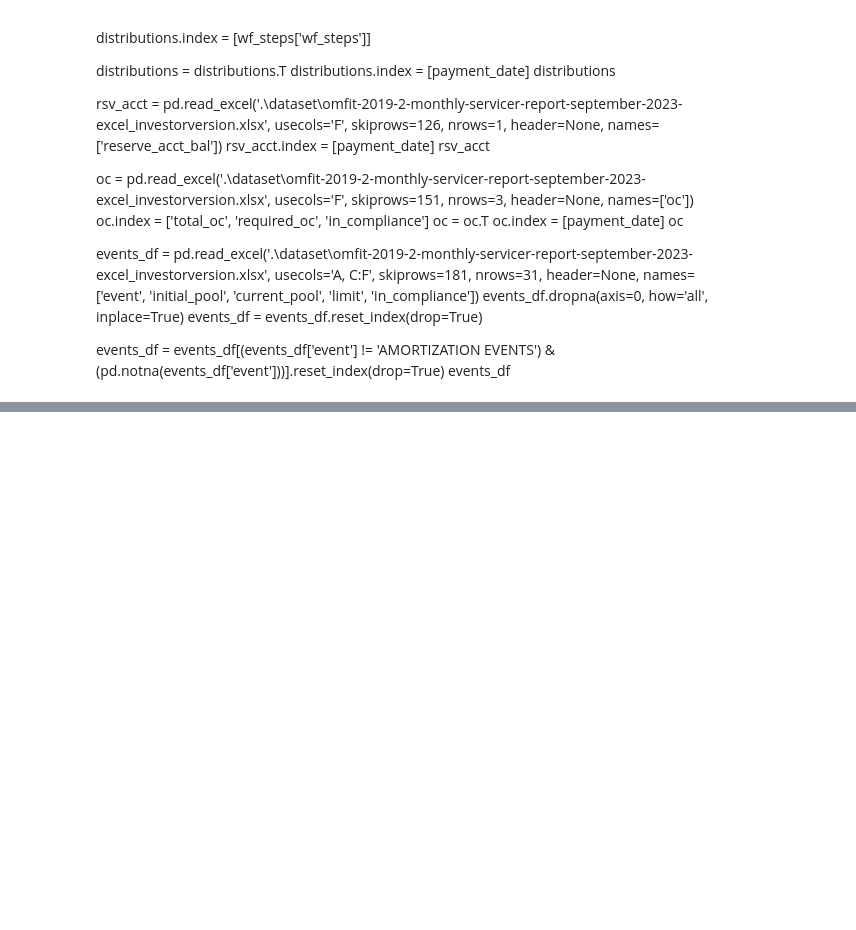
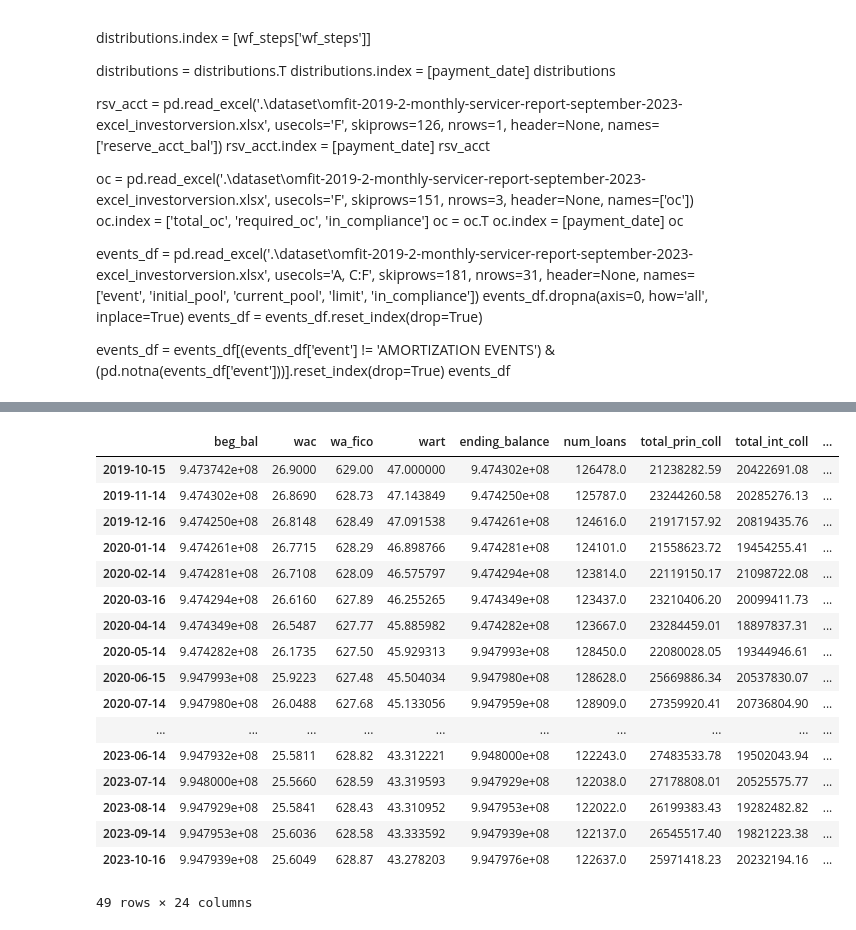
Before and after one commit to msimons4/consumer_loan_analysis, a Jupyter notebook: Data Ingest.ipynb, the cells around one changed output, grey strips where cells are left out. Saved outputs shown, nothing was run; the diff lists cells and outputs as text; code cells hidden in the pictures; blank space fills up the shorter version.

Commit message:
added bond calculations and first chart

```diff
--- a/Data Ingest.ipynb
+++ b/Data Ingest.ipynb
@@ -261,13 +241,24 @@ initial_bal
+# %%
+names_list = []
+for col in bond_df.columns:
+    new_name = f"{col[0]}_{col[1]}"
+    names_list.append(new_name)
+# %%
+bond_df.columns = names_list
 # %%
-pool_info_dict = {'wac': {}, 'wa_fico': {}, 'wart': {}, 'ending_balance': {}, 'num_loans': {}}
+pool_info_dict = {'beg_bal': {}, 'wac': {}, 'wa_fico': {}, 'wart': {}, 'ending_balance': {}, 'num_loans': {}}
 
 for i in range(len(files_dates)):
     if files_dates[i][0] <= pd.Timestamp('2021-08-16 00:00:00'):
         row_adjustment = 2
     else:
         row_adjustment = 0
-    pool_info_df = pd.read_excel(files_dates[i][1], usecols='F', skiprows=55+row_adjustment, nrows=5, header=None, names=['end_of_period']).T.reset_index(drop=True)
-    pool_info_df.columns = ['wac', 'wa_fico', 'wart', 'ending_balance', 'num_loans']
-    pool_info_df.index = [files_dates[i][0]]
+    end_period_info_df = pd.read_excel(files_dates[i][1], usecols='F', skiprows=55+row_adjustment, nrows=5, header=None, names=['end_of_period']).T.reset_index(drop=True)
+    end_period_info_df.columns = ['wac', 'wa_fico', 'wart', 'ending_balance', 'num_loans']
+    end_period_info_df.index = [files_dates[i][0]]
+    beg_period_info_df = pd.read_excel(files_dates[i][1], usecols='F', skiprows=39, nrows=1, header=None, names=['beg_bal']).T.reset_index(drop=True)
+    beg_period_info_df.columns = ['beg_bal']
+    beg_period_info_df.index = [files_dates[i][0]]
+    pool_info_df = beg_period_info_df.merge(end_period_info_df, how='outer', left_index=True, right_index=True)
     for key, value in pool_info_df.to_dict().items():
         pool_info_dict[key].update(value)
@@ -540,0 +392,31 @@ df
+# %%
+combined_df = pool_info_df.merge(prin_coll, how='outer',  left_index=True, right_index=True)
+
+combined_df = combined_df.merge(int_coll, how='outer',  left_index=True, right_index=True)
+
+combined_df = combined_df.merge(rsv_df, how='outer',  left_index=True, right_index=True)
+
+combined_df = combined_df.merge(oc_df, how='outer',  left_index=True, right_index=True)
+
+combined_df = combined_df.merge(bond_df, how='outer',  left_index=True, right_index=True)
+# %%
+combined_df
+# %% [output]
+|  | beg_bal | wac | wa_fico | wart | ending_balance | num_loans | total_prin_coll | total_int_coll | ... |
+| 2019-10-15 | 9.473742e+08 | 26.9000 | 629.00 | 47.000000 | 9.474302e+08 | 126478.0 | 21238282.59 | 20422691.08 | ... |
+| 2019-11-14 | 9.474302e+08 | 26.8690 | 628.73 | 47.143849 | 9.474250e+08 | 125787.0 | 23244260.58 | 20285276.13 | ... |
+| 2019-12-16 | 9.474250e+08 | 26.8148 | 628.49 | 47.091538 | 9.474261e+08 | 124616.0 | 21917157.92 | 20819435.76 | ... |
+| 2020-01-14 | 9.474261e+08 | 26.7715 | 628.29 | 46.898766 | 9.474281e+08 | 124101.0 | 21558623.72 | 19454255.41 | ... |
+| 2020-02-14 | 9.474281e+08 | 26.7108 | 628.09 | 46.575797 | 9.474294e+08 | 123814.0 | 22119150.17 | 21098722.08 | ... |
+| 2020-03-16 | 9.474294e+08 | 26.6160 | 627.89 | 46.255265 | 9.474349e+08 | 123437.0 | 23210406.20 | 20099411.73 | ... |
+| 2020-04-14 | 9.474349e+08 | 26.5487 | 627.77 | 45.885982 | 9.474282e+08 | 123667.0 | 23284459.01 | 18897837.31 | ... |
+| 2020-05-14 | 9.474282e+08 | 26.1735 | 627.50 | 45.929313 | 9.947993e+08 | 128450.0 | 22080028.05 | 19344946.61 | ... |
+| 2020-06-15 | 9.947993e+08 | 25.9223 | 627.48 | 45.504034 | 9.947980e+08 | 128628.0 | 25669886.34 | 20537830.07 | ... |
+| 2020-07-14 | 9.947980e+08 | 26.0488 | 627.68 | 45.133056 | 9.947959e+08 | 128909.0 | 27359920.41 | 20736804.90 | ... |
+| ... | ... | ... | ... | ... | ... | ... | ... | ... | ... |
+| 2023-06-14 | 9.947932e+08 | 25.5811 | 628.82 | 43.312221 | 9.948000e+08 | 122243.0 | 27483533.78 | 19502043.94 | ... |
+| 2023-07-14 | 9.948000e+08 | 25.5660 | 628.59 | 43.319593 | 9.947929e+08 | 122038.0 | 27178808.01 | 20525575.77 | ... |
+| 2023-08-14 | 9.947929e+08 | 25.5841 | 628.43 | 43.310952 | 9.947953e+08 | 122022.0 | 26199383.43 | 19282482.82 | ... |
+| 2023-09-14 | 9.947953e+08 | 25.6036 | 628.58 | 43.333592 | 9.947939e+08 | 122137.0 | 26545517.40 | 19821223.38 | ... |
+| 2023-10-16 | 9.947939e+08 | 25.6049 | 628.87 | 43.278203 | 9.947976e+08 | 122637.0 | 25971418.23 | 20232194.16 | ... |
+49 rows × 24 columns
```
Also changed, not shown: parts of 39 cells of this notebook.
